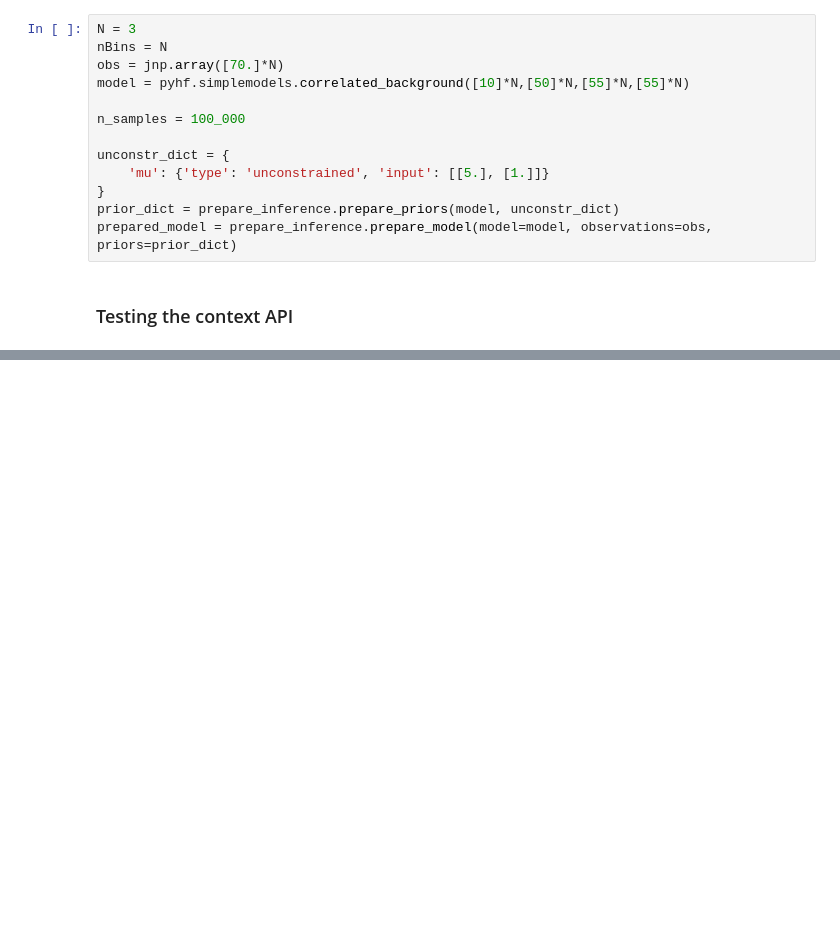
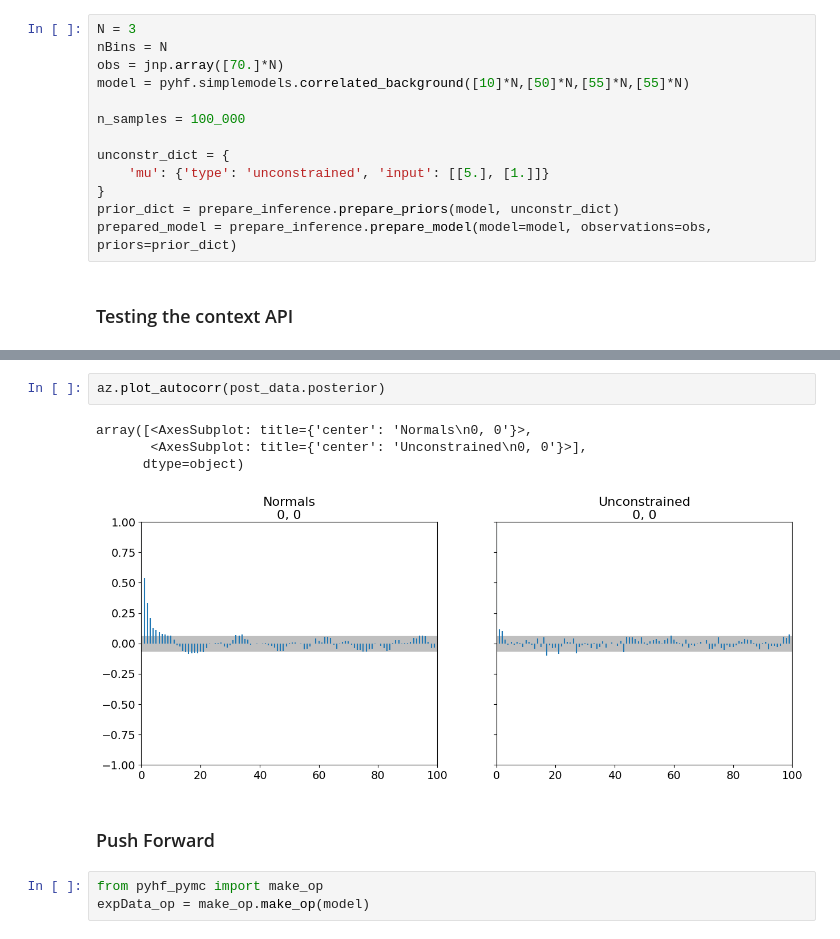
Before and after one commit to malin-horstmann/bayesian_pyhf, a Jupyter notebook: examples/context.ipynb, the cells around one changed output, grey strips where cells are left out. Drawn from its saved outputs; the diff is of its cells as text; blank space fills up the shorter version.

```diff
--- a/examples/context.ipynb
+++ b/examples/context.ipynb
@@ -80,0 +87,12 @@ corner.corner(post_data.posterior, color = 'orange', truths=[0., 2.], fig=a, ran
+# %%
+az.plot_autocorr(post_data.posterior)
+# %% [output]
+array([<AxesSubplot: title={'center': 'Normals\n0, 0'}>,
+       <AxesSubplot: title={'center': 'Unconstrained\n0, 0'}>],
+      dtype=object)
+[figure, added]
+# %% [markdown]
+### Push Forward
+# %%
+from pyhf_pymc import make_op
+expData_op = make_op.make_op(model)
```
Also changed, not shown: parts of 5 cells of this notebook.
